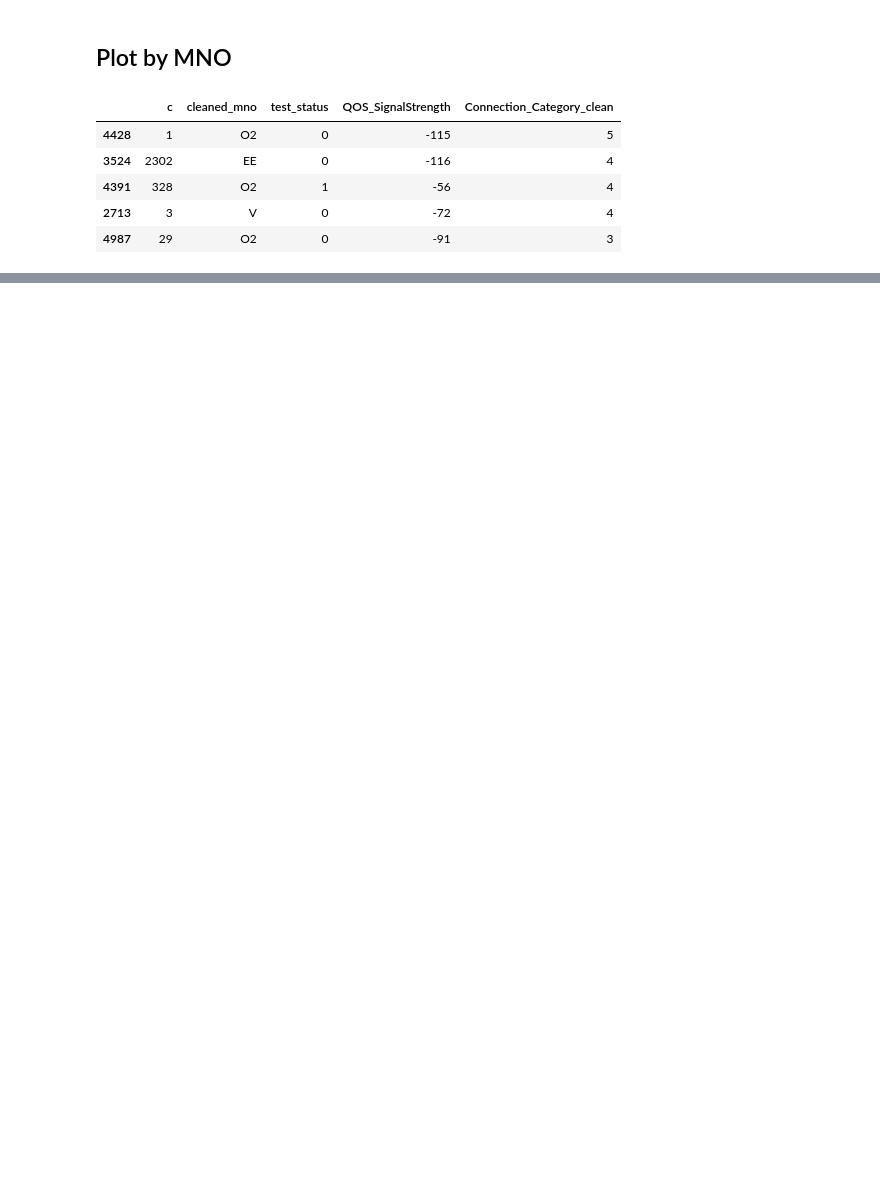
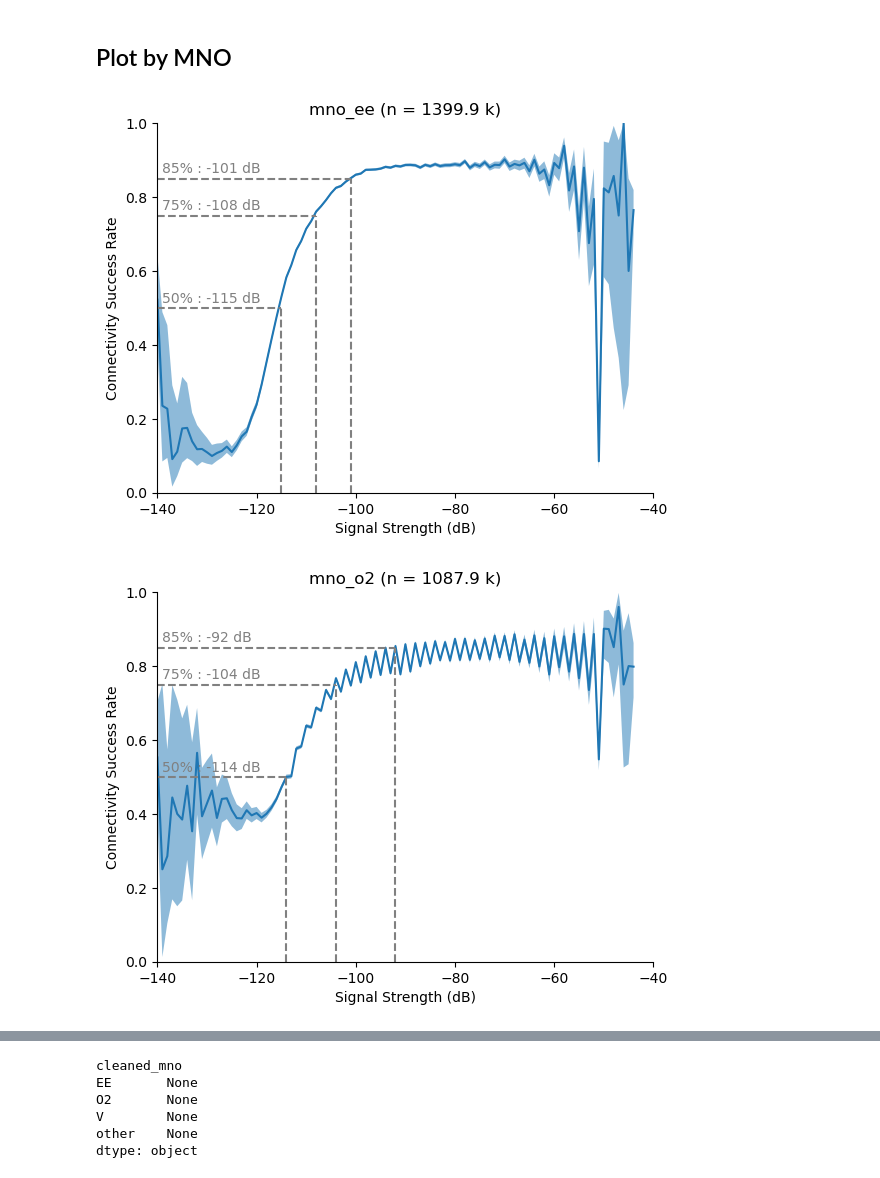
Before and after one commit to ruther4d/mno_connectivity, a Jupyter notebook: reproduce_success_rate_plot.ipynb, the cells around one changed output, grey strips where cells are left out. Drawn from its saved outputs; the diff is of its cells as text; code cells hidden in the pictures; blank space fills up the shorter version.

```diff
--- a/reproduce_success_rate_plot.ipynb
+++ b/reproduce_success_rate_plot.ipynb
@@ -290,11 +327,2 @@ plot_rate(normalised,name = 'plot_big_4')
 # %% [markdown]
 ## Plot by MNO
-# %%
-df.sample(5)
-# %% [output]
-|  | c | cleaned_mno | test_status | QOS_SignalStrength | Connection_Category_clean |
-| 4428 | 1 | O2 | 0 | -115 | 5 |
-| 3524 | 2302 | EE | 0 | -116 | 4 |
-| 4391 | 328 | O2 | 1 | -56 | 4 |
-| 2713 | 3 | V | 0 | -72 | 4 |
-| 4987 | 29 | O2 | 0 | -91 | 3 |
@@ -302,0 +342,29 @@ g = df.groupby(['QOS_SignalStrength','test_status','cleaned_mno'])
+# %%
+n = aggregated.groupby(level=[0,2]).sum()
+# Sum over groups of (signal,mno)
+
+nDict = n.to_dict()
+# %%
+normalised = aggregated / n
+# %%
+normalised = normalised[normalised.index.get_level_values(2) == '1']
+normalised = normalised.droplevel(2)
+# Drop failure rate
+# %%
+def process_group(group,name = 'mno', add_rate = True):
+
+    name = '{:s}_{:s}'.format(name, group.index[0][1].lower())
+
+    group = pd.DataFrame(index = group.index, data = {'rate' : group.values\
+                          ,'n':map(lambda x:nDict[x],group.index.values)})
+    group = group.droplevel(1)
+    # Now we can drop the MNO index
+
+    group['intervals'] = group.apply(get_ci,axis = 1)
+    plot_rate(group, name = name, add_rate = add_rate)
+    #return group
+# %%
+normalised.groupby('cleaned_mno').apply(lambda x: process_group(x,name = 'mno'))
+# %% [output]
+[figure, added]
+[figure, added]
@@ -302,0 +373,6 @@ g = df.groupby(['QOS_SignalStrength','test_status','cleaned_mno'])
+cleaned_mno
+EE       None
+O2       None
+V        None
+other    None
+dtype: object
```
Also changed, not shown: parts of 34 cells of this notebook.
